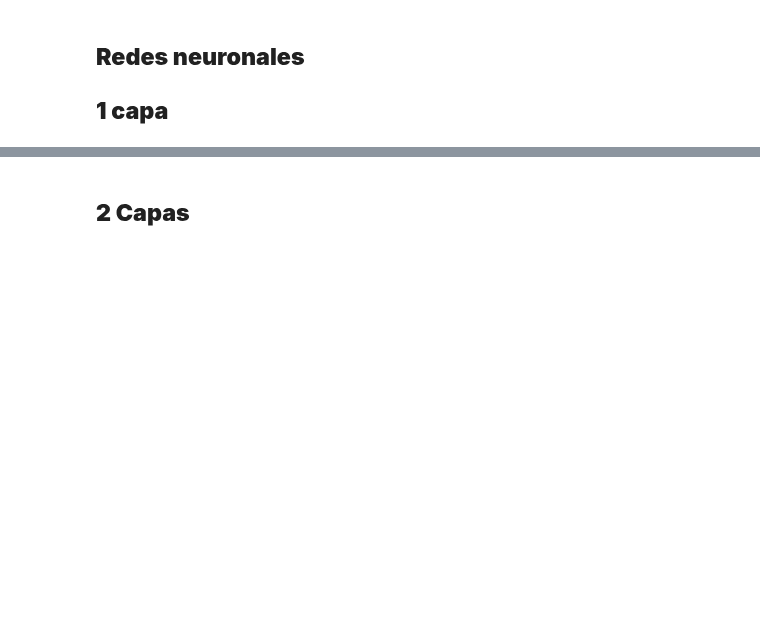
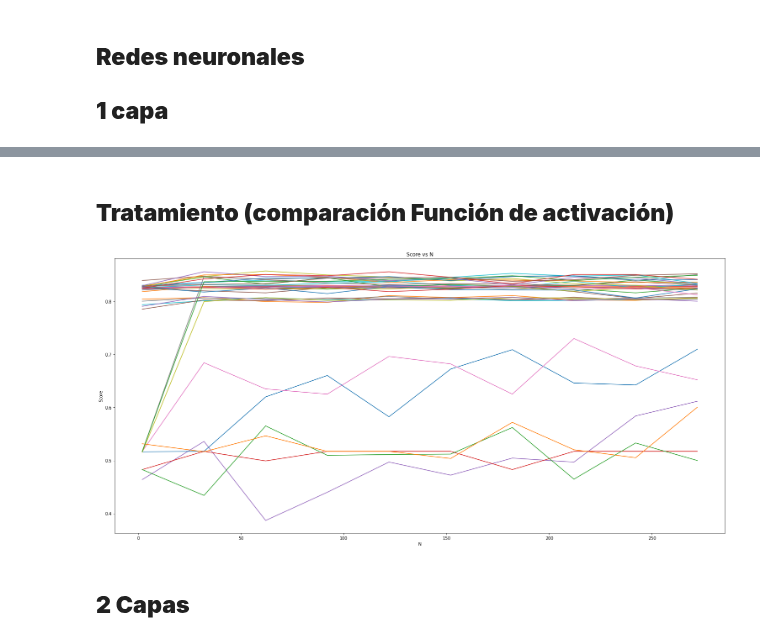
Before and after one commit to andresenrique08/ML_2020, a Jupyter notebook: Reto 3/JReto3_v1.ipynb, the cells around one changed output, grey strips where cells are left out. Cells and saved outputs as stored; diff of their text form; code cells hidden in the pictures; blank space fills up the shorter version.

```diff
--- a/Reto 3/JReto3_v1.ipynb
+++ b/Reto 3/JReto3_v1.ipynb
@@ -135,4 +163,24 @@ resul1
 360 rows × 5 columns
+# %% [markdown]
+## **Tratamiento (comparación Función de activación)**
+# %%
+plt.figure(figsize=(26,12))
+plt.xlabel('N')
+plt.ylabel('Score')
+plt.title('Score vs N')
+
+
+for i in range(0, len(activacion)):
+  for j in range(0, len(tasas_aprendizaje)):
+    for k in range(0, len(algoritmo)):
+      temp_activacion = activacion[i]
+      temp_tasas = tasas_aprendizaje[j]
+      temp_algoritmo = algoritmo[k]
+      temp_data = resul1.loc[(resul1['Función de Activación']==temp_activacion) & (resul1['Tasa de aprendizaje']==temp_tasas) & (resul1['Algoritmo']==temp_algoritmo)]
+      temp_data = temp_data.sort_values(by=['N'], ascending=True)
+      plt.plot(temp_data['N'].values, temp_data['score'].values)
+# %% [output]
+[figure, added]
 # %% [markdown]
 ## **2 Capas**
 # %%
```
Also changed, not shown: parts of 10 cells of this notebook.
